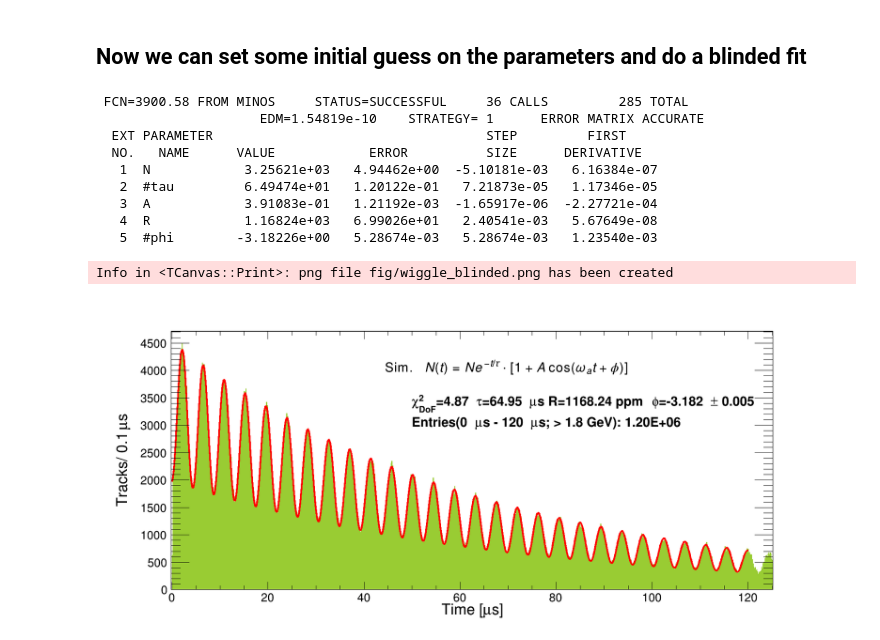
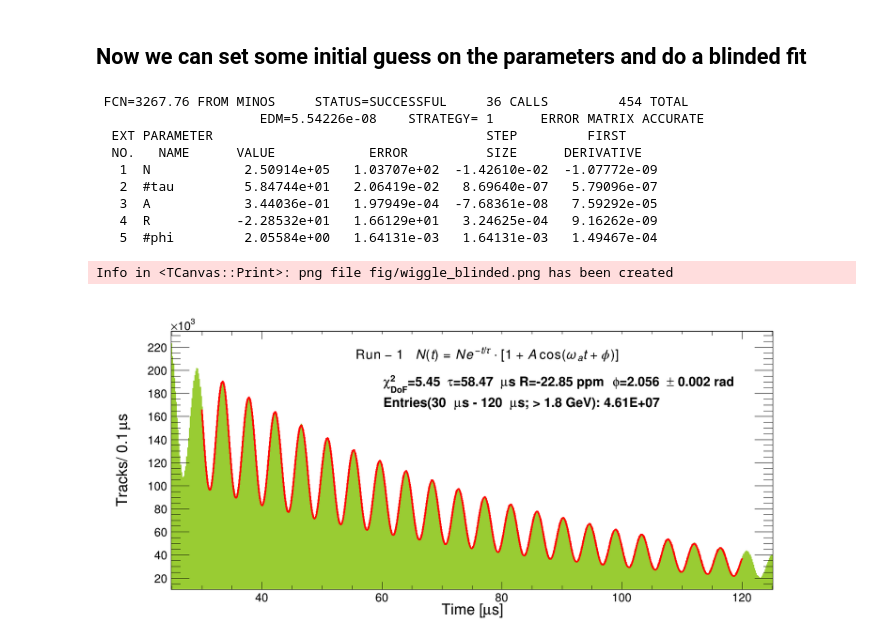
Before and after one commit to glukicov/EDMTracking, a Jupyter notebook: SimpleBlindedFit.ipynb, the cells around one changed output. Saved outputs shown, nothing was run; the diff lists cells and outputs as text; code cells hidden in the pictures.

```diff
--- a/SimpleBlindedFit.ipynb
+++ b/SimpleBlindedFit.ipynb
@@ -59,14 +59,16 @@ def blinded_wiggle_function(x, pars):
 # %% [markdown]
 ### Open ROOT file with a wiggle histogram and set some cuts (time)
 # %%
-# file= "DATA/Run1_4DS_ana.root"
-# path = "TrackSummary/FitResults/Times_gt_1800MeV" # plot path in the ROOT file
+file= "DATA/Run1_4DS_ana.root"
+path = "TrackSummary/FitResults/Times_gt_1800MeV" # plot path in the ROOT file
 
-file= "DATA/VLEDM.root"
+# file= "DATA/VLEDM.root"
 # file= "DATA/noEDM.root"
-path = "AllStationsNoTQ/TrackFit/t>0/0<p<3600/time_1800MeV" # plot path in the ROOT file
+# path = "AllStationsNoTQ/TrackFit/t>0/0<p<3600/time_1800MeV" # plot path in the ROOT file
 
-xmin=0 # us
+xmin=30 # us
+
+# xmin=0 # us
 xmax=120 # us
 t_file = TFile.Open(file)
 h_wiggle = t_file.Get(path)
@@ -110,38 +112,38 @@ if(blinded==False):
 # %%
 h_wiggle.Fit('func','REM') # fit in range (R), TMinut fit (M), Minos errors (E)
 
 # Get the fit parameters
 chi2=func.GetChisquare()
 ndf=func.GetNDF()
 ch2ndf=chi2/ndf
 LT = func.GetParameter(1)
 LT_error = func.GetParError(1)
 R= func.GetParameter(3)
 phi = func.GetParameter(4)
 phi_error = func.GetParError(4)
 
 # Set and draw legend
-legend =  TLegend(0.30,0.58,0.78,0.86)
-# legend.SetHeader(r"\mathrm{Run-1} \ N(t)=Ne^{-t/\tau} \cdot [1+A\cos(\omega_{a}t+\phi)]", "C")
-legend.SetHeader(r"\mathrm{Sim.} \ N(t)=Ne^{-t/\tau} \cdot [1+A\cos(\omega_{a}t+\phi)]", "C")
-legenValue1 = "#chi^{2}_{DoF}=%.2f #tau=%.2f #mus R=%0.2f ppm #phi=%.3f #pm %.3f" % (ch2ndf, LT, R, phi, phi_error)
+legend =  TLegend(0.25,0.65,0.78,0.89)
+legend.SetHeader(r"\mathrm{Run-1} \ N(t)=Ne^{-t/\tau} \cdot [1+A\cos(\omega_{a}t+\phi)]", "C")
+# legend.SetHeader(r"\mathrm{Sim.} \ N(t)=Ne^{-t/\tau} \cdot [1+A\cos(\omega_{a}t+\phi)]", "C")
+legenValue1 = "#chi^{2}_{DoF}=%.2f #tau=%.2f #mus R=%0.2f ppm #phi=%.3f #pm %.3f rad" % (ch2ndf, LT, R, phi, phi_error)
 legenValue2 = "Entries("+str(xmin)+" #mus - "+str(xmax)+" #mus; > 1.8 GeV): %.2E" % entries
 legend.AddEntry(func, "#splitline{"+str(legenValue1)+"}{"+str(legenValue2)+"}", "")
 gStyle.SetLegendBorderSize(0)
 gStyle.SetLegendTextSize(0.044)
 legend.Draw()
 
 c.Draw()
 c.SaveAs("fig/wiggle_blinded.png")
 # %% [output]
- FCN=3900.58 FROM MINOS     STATUS=SUCCESSFUL     36 CALLS         285 TOTAL
-                     EDM=1.54819e-10    STRATEGY= 1      ERROR MATRIX ACCURATE
+ FCN=3267.76 FROM MINOS     STATUS=SUCCESSFUL     36 CALLS         454 TOTAL
+                     EDM=5.54226e-08    STRATEGY= 1      ERROR MATRIX ACCURATE
   EXT PARAMETER                                   STEP         FIRST
   NO.   NAME      VALUE            ERROR          SIZE      DERIVATIVE
-   1  N            3.25621e+03   4.94462e+00  -5.10181e-03   6.16384e-07
-   2  #tau         6.49474e+01   1.20122e-01   7.21873e-05   1.17346e-05
-   3  A            3.91083e-01   1.21192e-03  -1.65917e-06  -2.27721e-04
-   4  R            1.16824e+03   6.99026e+01   2.40541e-03   5.67649e-08
-   5  #phi        -3.18226e+00   5.28674e-03   5.28674e-03   1.23540e-03
+   1  N            2.50914e+05   1.03707e+02  -1.42610e-02  -1.07772e-09
+   2  #tau         5.84744e+01   2.06419e-02   8.69640e-07   5.79096e-07
+   3  A            3.44036e-01   1.97949e-04  -7.68361e-08   7.59292e-05
+   4  R           -2.28532e+01   1.66129e+01   3.24625e-04   9.16262e-09
+   5  #phi         2.05584e+00   1.64131e-03   1.64131e-03   1.49467e-04
 Info in <TCanvas::Print>: png file fig/wiggle_blinded.png has been created
-[figure, old version]
+[figure, new version]
```
Also changed, not shown: parts of 2 cells of this notebook, 1 other file.
